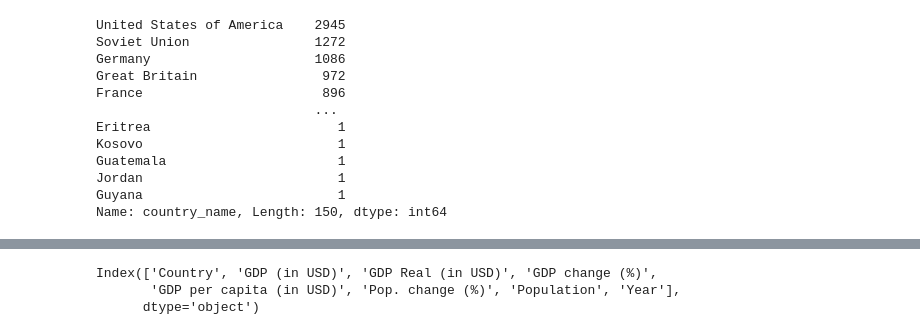
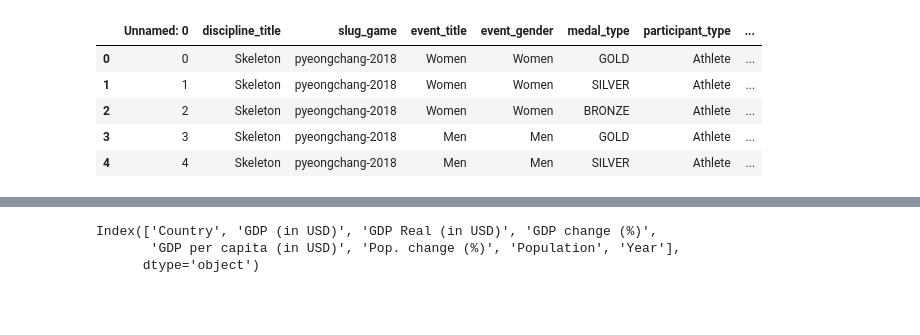
Before and after one commit to AlishaSHM/SMU_PROJECT1_OLYMPICS, a Jupyter notebook: alisha_work/Untitled.ipynb, the cells around one changed output, grey strips where cells are left out. Drawn from its saved outputs; the diff is of its cells as text; code cells hidden in the pictures; blank space fills up the shorter version.

```diff
--- a/alisha_work/Untitled.ipynb
+++ b/alisha_work/Untitled.ipynb
@@ -88,15 +77,9 @@ olympic_medals
-# %%
-olympic_medals['country_name'].value_counts()
-# %% [output]
-United States of America    2945
-Soviet Union                1272
-Germany                     1086
-Great Britain                972
-France                       896
-                            ...
-Eritrea                        1
-Kosovo                         1
-Guatemala                      1
-Jordan                         1
-Guyana                         1
-Name: country_name, Length: 150, dtype: int64
+# %%
+olympic_medals.head()
+# %% [output]
+|  | Unnamed: 0 | discipline_title | slug_game | event_title | event_gender | medal_type | participant_type | ... |
+| 0 | 0 | Skeleton | pyeongchang-2018 | Women | Women | GOLD | Athlete | ... |
+| 1 | 1 | Skeleton | pyeongchang-2018 | Women | Women | SILVER | Athlete | ... |
+| 2 | 2 | Skeleton | pyeongchang-2018 | Women | Women | BRONZE | Athlete | ... |
+| 3 | 3 | Skeleton | pyeongchang-2018 | Men | Men | GOLD | Athlete | ... |
+| 4 | 4 | Skeleton | pyeongchang-2018 | Men | Men | SILVER | Athlete | ... |
```
Also changed, not shown: parts of 14 cells of this notebook, 5 other files.
